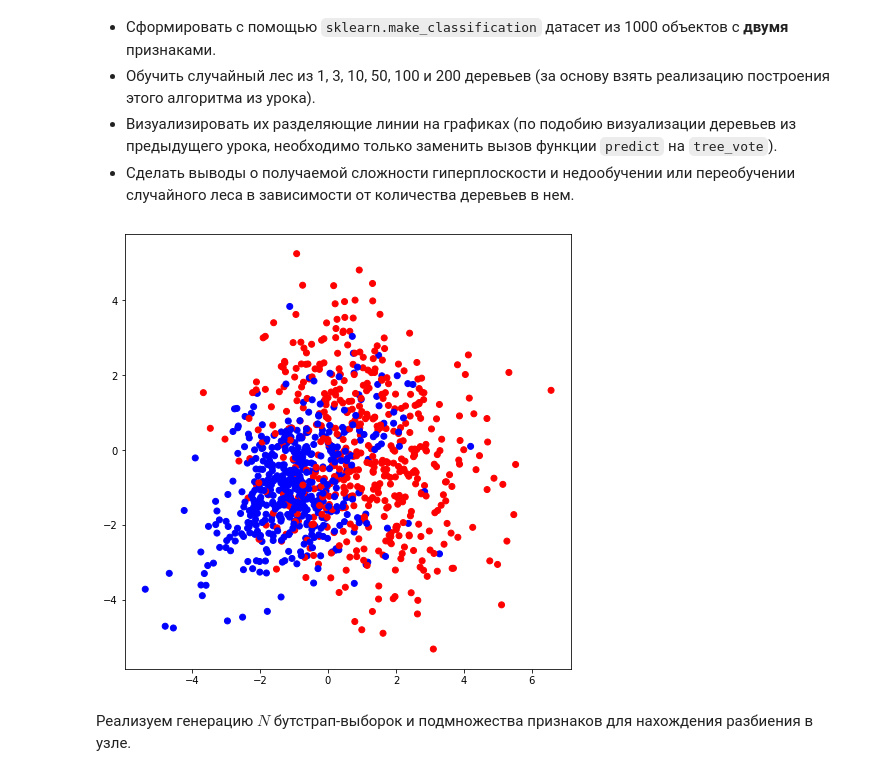
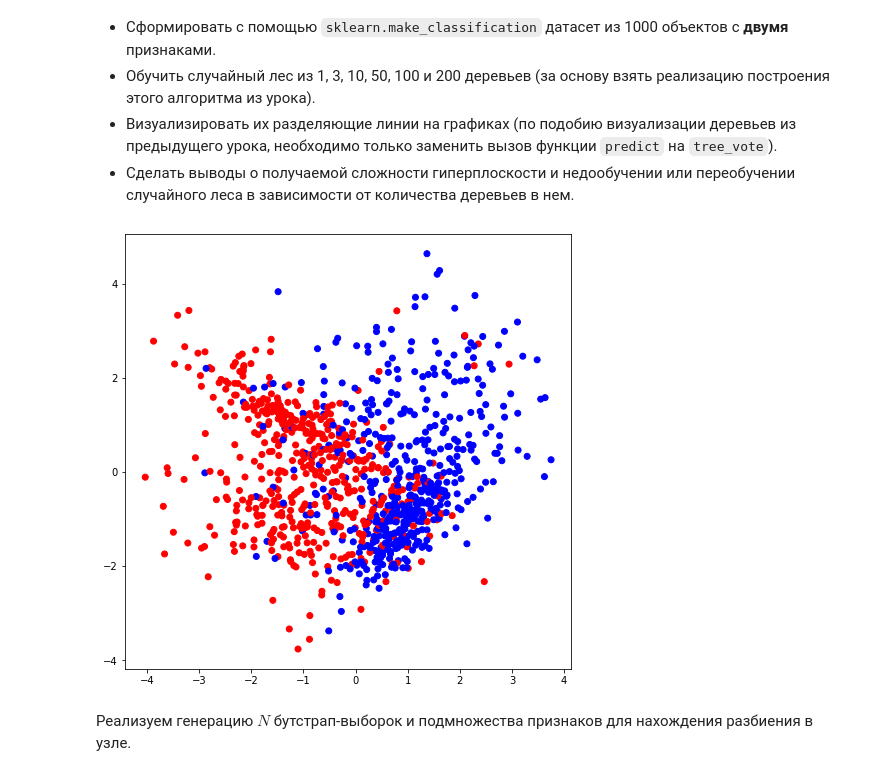
Before and after one commit to MikhailDemin/GB_DataScience-in-Med, a Jupyter notebook: 09_Data_analyze_algorhytms/09_lesson_5_my_solution.ipynb, the cells around one changed output. Drawn from its saved outputs; the diff is of its cells as text; code cells hidden in the pictures.

```diff
--- a/09_Data_analyze_algorhytms/09_lesson_5_my_solution.ipynb
+++ b/09_Data_analyze_algorhytms/09_lesson_5_my_solution.ipynb
@@ -39,14 +38,14 @@ X, y = make_classification(n_samples=1000,
 # %%
 # визуализируем сгенерированные данные
 
 colors = ListedColormap(['red', 'blue'])
 light_colors = ListedColormap(['lightcoral', 'lightblue'])
 
 plt.figure(figsize=(8,8))
-plt.scatter(list(map(lambda x: x[0], classification_data)), list(map(lambda x: x[1], classification_data)),
-              c=classification_labels, cmap=colors);
+plt.scatter(list(map(lambda x: x[0], X)), list(map(lambda x: x[1], X)),
+              c=y, cmap=colors);
 # %% [output]
-[figure, old version]
+[figure, new version]
 # %% [markdown]
 Реализуем генерацию $N$ бутстрап-выборок и подмножества признаков для нахождения разбиения в узле.
 # %%
```
Also changed, not shown: parts of 33 cells of this notebook.
